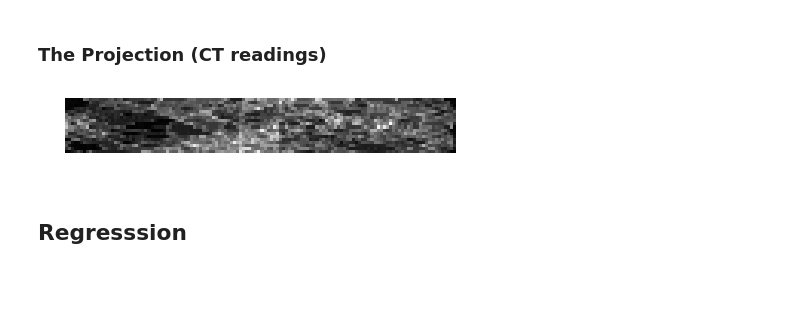
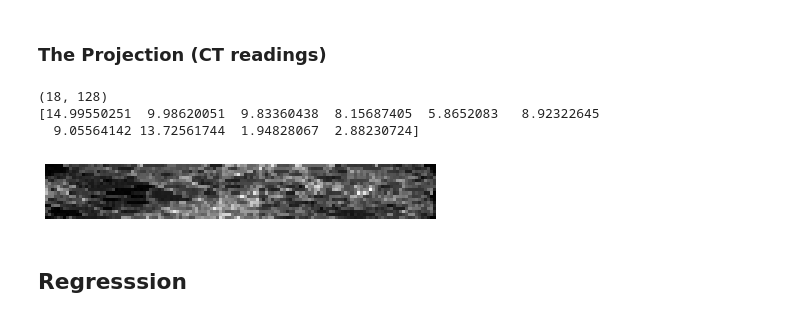
Before and after one commit to Unthrottled/numerical-linear-algebra, a Jupyter notebook: nbs/4. Compressed Sensing of CT Scans with Robust Regression.ipynb, the cells around one changed output. Saved outputs shown, nothing was run; the diff lists cells and outputs as text; code cells hidden in the pictures; blank space fills up the shorter version.

```diff
--- a/nbs/4. Compressed Sensing of CT Scans with Robust Regression.ipynb
+++ b/nbs/4. Compressed Sensing of CT Scans with Robust Regression.ipynb
@@ -397,7 +397,7 @@ def build_projection_operator(l_x, n_dir):
         inds, w = _weights(Xrot, dx=1, orig=X.min())
         mask = (inds >= 0) & (inds < l_x)
         weights += list(w[mask])
-        camera_inds += list(inds[mask] + i * l_x)
+        camera_inds += list((inds[mask] + i * l_x).astype(int))
         data_inds += list(data_unravel_indices[mask])
     proj_operator = sparse.coo_matrix((weights, (camera_inds, data_inds)))
     return proj_operator
@@ -406,5 +406,5 @@ def build_projection_operator(l_x, n_dir):
 # %%
 l = 128
 # %%
-proj_operator = build_projection_operator(l, l // 7)
+proj_operator = build_projection_operator(l, int(l // 7))
 # %%
@@ -525,11 +527,17 @@ list(zip(*c))
 ### The Projection (CT readings)
 # %%
 plt.figure(figsize=(7,7))
-plt.imshow(np.resize(proj, (l//7,l)), cmap='gray')
+thingo = np.resize(proj, (l//7,l))
+print(thingo.shape)
+print(thingo[9, 0:10])
+plt.imshow(thingo, cmap='gray')
 plt.axis('off')
 plt.savefig("images/proj.png")
 # %% [output]
+(18, 128)
+[14.99550251  9.98620051  9.83360438  8.15687405  5.8652083   8.92322645
+  9.05564142 13.72561744  1.94828067  2.88230724]
-[figure, old version]
+[figure, new version]
 # %% [markdown]
 ## Regresssion
 # %% [markdown]
```
Also changed, not shown: parts of 36 cells of this notebook, 5 other files.
